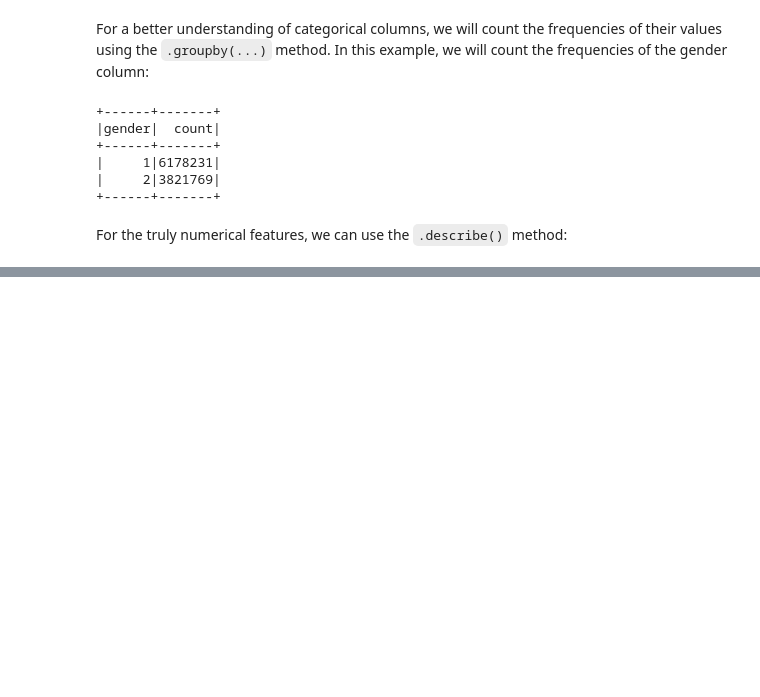
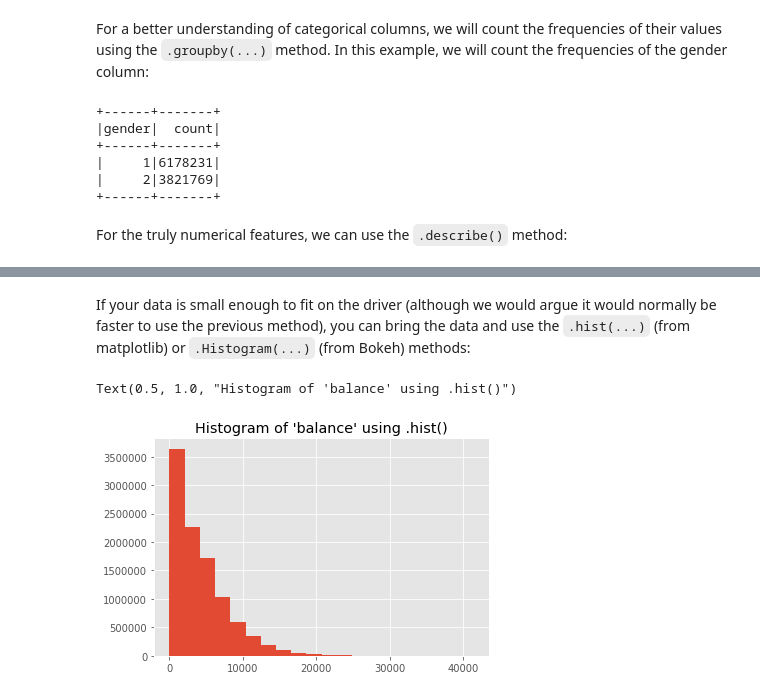
Before and after one commit to hanmochen/LearningPySpark, a Jupyter notebook: Chapter4.ipynb, the cells around one changed output, grey strips where cells are left out. Saved outputs shown, nothing was run; the diff lists cells and outputs as text; code cells hidden in the pictures; blank space fills up the shorter version.

```diff
--- a/Chapter4.ipynb
+++ b/Chapter4.ipynb
@@ -381,0 +487,16 @@ desc.show()
+# %% [markdown]
+If your data is small enough to fit on the driver (although we would argue it would normally be faster to use the previous method), you can bring the data and use the `.hist(...)` (from matplotlib) or `.Histogram(...)` (from Bokeh) methods:
+# %%
+data_driver = {'obs': fraud_df.select('balance').rdd.flatMap(lambda row: row).collect()}
+plt.hist(data_driver['obs'], bins=20)
+plt.title('Histogram of \'balance\' using .hist()')
+
+#b_hist_driver = chrt.Histogram(
+#    data_driver, values='obs',
+#    title='Histogram of \'balance\' using .Histogram()',
+#    bins=20
+#)
+#chrt.show(b_hist_driver)
+# %% [output]
+Text(0.5, 1.0, "Histogram of 'balance' using .hist()")
+[figure, added]
```
Also changed, not shown: parts of 20 cells of this notebook.
